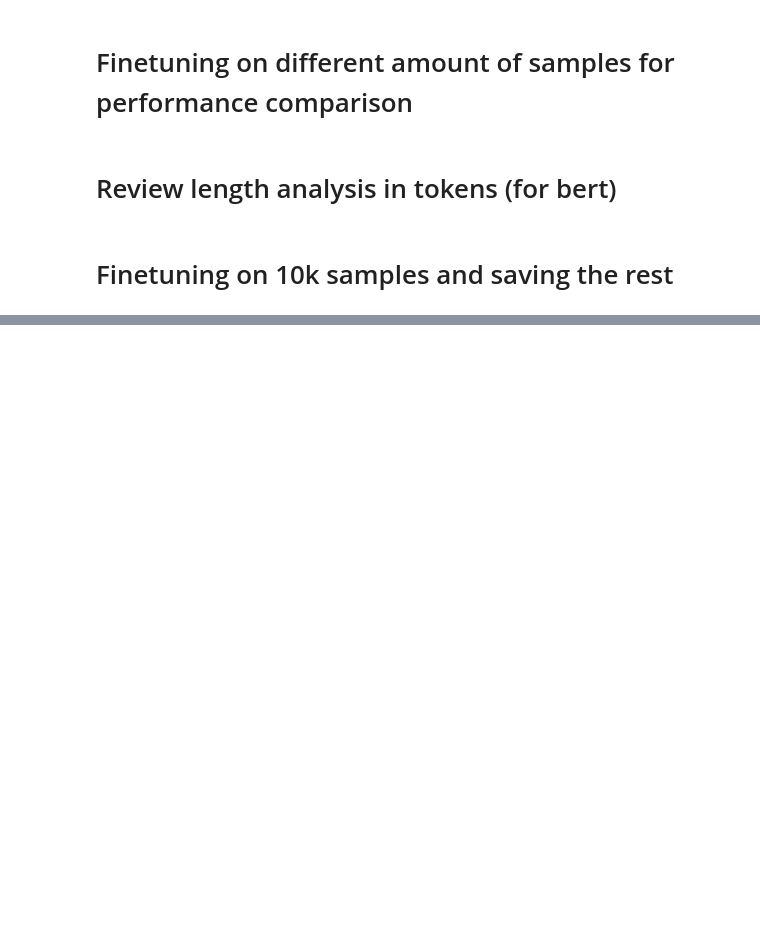
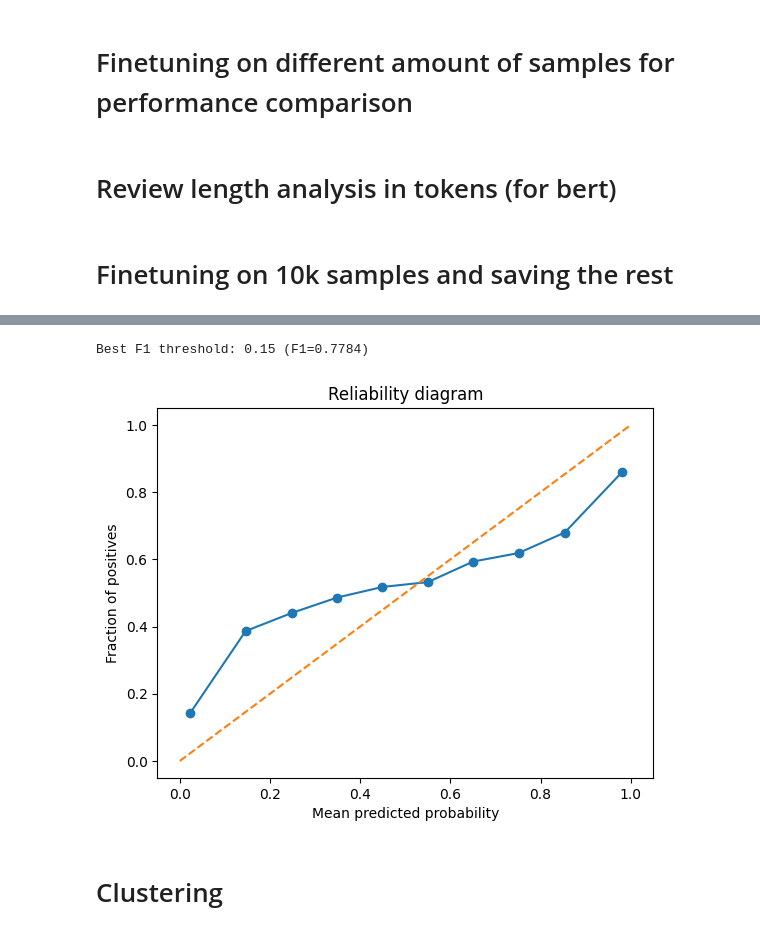
Before and after one commit to Saarb97/Final-Research-Project, a Jupyter notebook: imdb/imdb_model.ipynb, the cells around one changed output, grey strips where cells are left out. Saved outputs shown, nothing was run; the diff lists cells and outputs as text; code cells hidden in the pictures; blank space fills up the shorter version.

Commit message:
update project from cluster

```diff
--- a/imdb/imdb_model.ipynb
+++ b/imdb/imdb_model.ipynb
@@ -1217,0 +851,25 @@ Correct predictions: 26526
+# %%
+import numpy as np
+from sklearn.metrics import f1_score
+
+thresholds = np.arange(0.1, 0.9, 0.05)
+f1s = [f1_score(y_true, (y_prob>t).astype(int)) for t in thresholds]
+
+best_t = thresholds[np.argmax(f1s)]
+print(f"Best F1 threshold: {best_t:.2f} (F1={max(f1s):.4f})")
+# %% [output]
+Best F1 threshold: 0.15 (F1=0.7784)
+# %%
+from sklearn.calibration import calibration_curve
+
+prob_true, prob_pred = calibration_curve(y_true, y_prob, n_bins=10)
+plt.plot(prob_pred, prob_true, marker='o')
+plt.plot([0,1],[0,1], linestyle='--')
+plt.xlabel("Mean predicted probability")
+plt.ylabel("Fraction of positives")
+plt.title("Reliability diagram")
+plt.show()
+# %% [output]
+[figure, added]
+# %% [markdown]
+# Clustering
```
Also changed, not shown: parts of 24 cells of this notebook, 4 other files.
